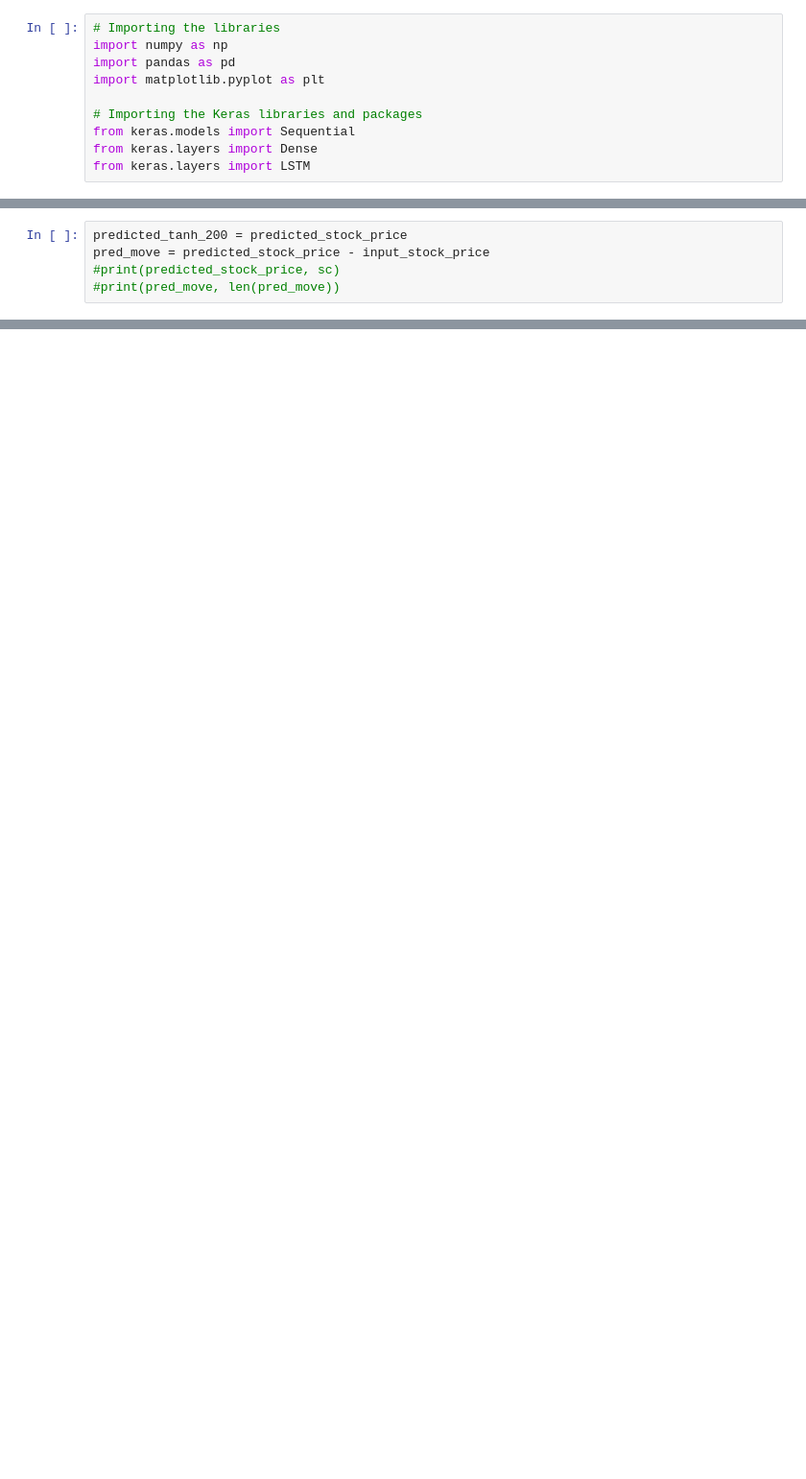
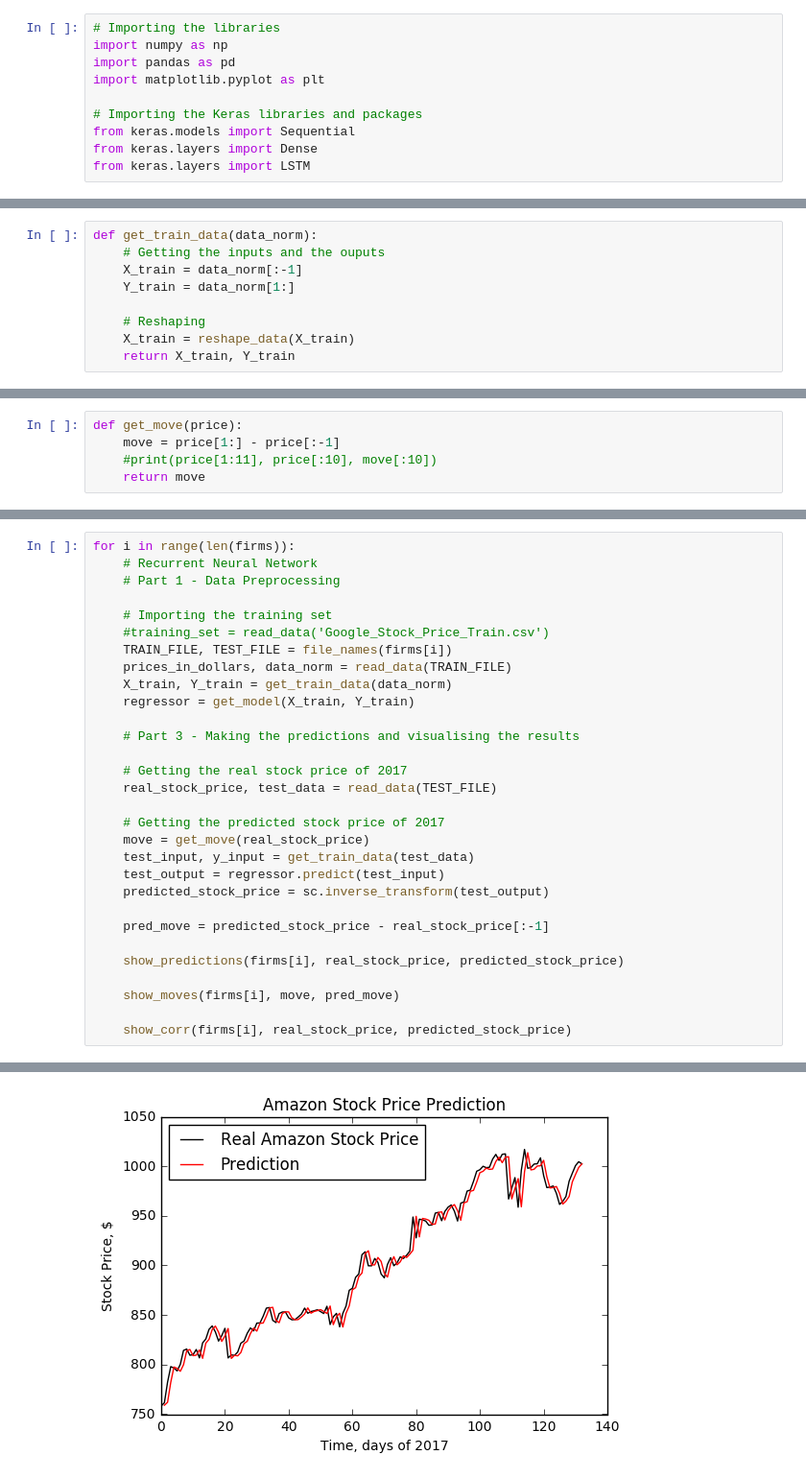
Before and after one commit to amla2016/RNN-Stock-Market-Predictor, a Jupyter notebook: RNN_notebook.ipynb, the cells around one changed output, grey strips where cells are left out. Shown at 96% size. Saved outputs shown, nothing was run; the diff lists cells and outputs as text; blank space fills up the shorter version.

```diff
--- a/RNN_notebook.ipynb
+++ b/RNN_notebook.ipynb
@@ -43,2 +56,11 @@ X_train = prepare_data(X_train)
+# %%
+def get_train_data(data_norm):
+    # Getting the inputs and the ouputs
+    X_train = data_norm[:-1]
+    Y_train = data_norm[1:]
+
+    # Reshaping
+    X_train = reshape_data(X_train)
+    return X_train, Y_train
 # %%
 # Part 2 - Building the RNN
@@ -105,6 +83,6 @@ predicted_stock_price = sc.inverse_transform(predicted_stock_price)
-# %%
-predicted_tanh_200 = predicted_stock_price
-pred_move = predicted_stock_price - input_stock_price
-#print(predicted_stock_price, sc)
-#print(pred_move, len(pred_move))
+# %%
+def get_move(price):
+    move = price[1:] - price[:-1]
+    #print(price[1:11], price[:10], move[:10])
+    return move
 # %%
@@ -179,0 +149,31 @@ fig.savefig('lstm_apple_corr.png')
+# %%
+for i in range(len(firms)):
+    # Recurrent Neural Network
+    # Part 1 - Data Preprocessing
+
+    # Importing the training set
+    #training_set = read_data('Google_Stock_Price_Train.csv')
+    TRAIN_FILE, TEST_FILE = file_names(firms[i])
+    prices_in_dollars, data_norm = read_data(TRAIN_FILE)
+    X_train, Y_train = get_train_data(data_norm)
+    regressor = get_model(X_train, Y_train)
+
+    # Part 3 - Making the predictions and visualising the results
+
+    # Getting the real stock price of 2017
+    real_stock_price, test_data = read_data(TEST_FILE)
+
+    # Getting the predicted stock price of 2017
+    move = get_move(real_stock_price)
+    test_input, y_input = get_train_data(test_data)
+    test_output = regressor.predict(test_input)
+    predicted_stock_price = sc.inverse_transform(test_output)
+
+    pred_move = predicted_stock_price - real_stock_price[:-1]
+
+    show_predictions(firms[i], real_stock_price, predicted_stock_price)
+
+    show_moves(firms[i], move, pred_move)
+
+    show_corr(firms[i], real_stock_price, predicted_stock_price)
+# %% [output]
@@ -179,0 +197 @@ fig.savefig('lstm_apple_corr.png')
+[figure, added]
```
Also changed, not shown: parts of 16 cells of this notebook.
